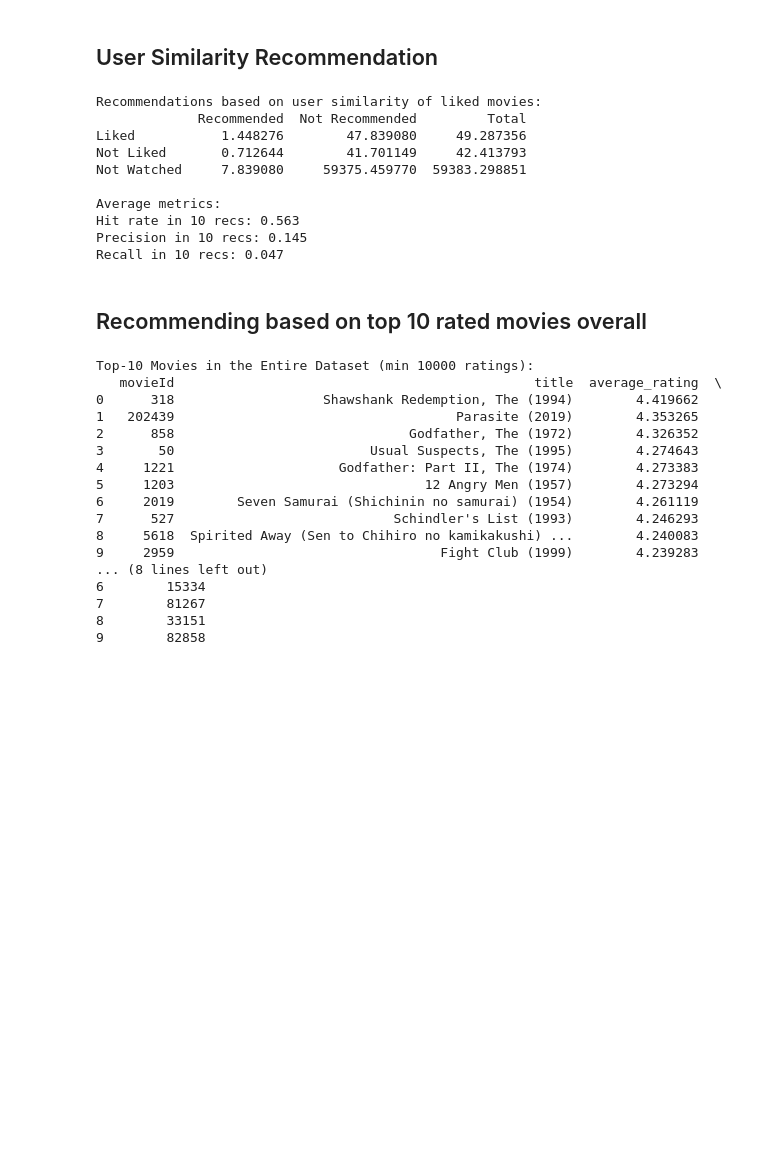
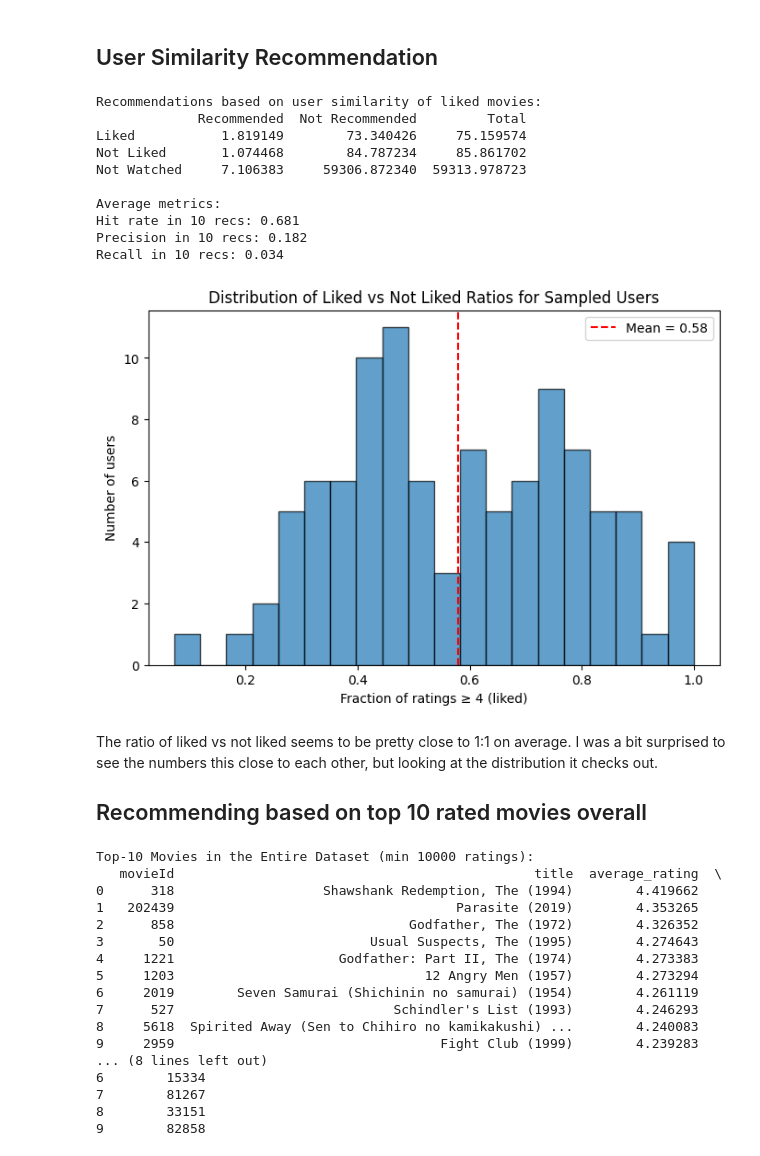
Before and after one commit to siemvo/Movie_Recs, a Jupyter notebook: Recommendation_Comparison.ipynb, the cells around one changed output. Cells and saved outputs as stored; diff of their text form; code cells hidden in the pictures; blank space fills up the shorter version.

Commit message:
Correction for recommendation

```diff
--- a/Recommendation_Comparison.ipynb
+++ b/Recommendation_Comparison.ipynb
@@ -137,7 +35,7 @@ import pandas as pd
 from sklearn.metrics.pairwise import cosine_similarity
 
 # Parameters
-min_ratings_per_user = 5  # minimum ratings so that top-4 exists
+min_ratings_per_user = 20  # minimum ratings per user
 sample_size = 100
 K = 10                     # number of recommendations
 liked_threshold = 4
@@ -150,7 +48,7 @@ liked_mask = filtered_data['rating'] >= liked_threshold
 liked_counts = filtered_data[liked_mask].groupby('userId').size()
 active_users = filtered_data.groupby('userId').size()
 active_users = active_users[(active_users >= min_ratings_per_user)].index
-users_with_5_liked = liked_counts[liked_counts >= top_n_input].index
+users_with_5_liked = liked_counts[liked_counts >= top_n_input + 1].index
 active_users = active_users.intersection(users_with_5_liked)
 
 # Random sample
@@ -310,7 +208,7 @@ for um in user_metrics:
 counts_df = pd.DataFrame(counts_per_user)
 average_counts = counts_df.mean()
 
-table = pd.DataFrame({
+table_usersim = pd.DataFrame({
     'Recommended': [
         average_counts['Recommended_Watched+Liked'],
         average_counts['Recommended_Watched+NotLiked'],
@@ -324,10 +222,10 @@ table = pd.DataFrame({
 }, index=['Liked', 'Not Liked', 'Not Watched'])
 
 # Add totals column
-table['Total'] = table['Recommended'] + table['Not Recommended']
+table_usersim['Total'] = table_usersim['Recommended'] + table_usersim['Not Recommended']
 
-print("Recommendations based on user similarity of liked movies:")
-print(table)
+print("Recommendations based on user similarity of liked movies in 100 users:")
+print(table_usersim)
 
 avg_hit_rate = np.mean(hit_rates)
 avg_precision = np.mean(precisions)
@@ -340,15 +238,45 @@ print(f"Recall in {K} recs: {avg_recall:.3f}")
 # %% [output]
 Recommendations based on user similarity of liked movies:
              Recommended  Not Recommended         Total
-Liked           1.448276        47.839080     49.287356
-Not Liked       0.712644        41.701149     42.413793
-Not Watched     7.839080     59375.459770  59383.298851
+Liked           1.819149        73.340426     75.159574
+Not Liked       1.074468        84.787234     85.861702
+Not Watched     7.106383     59306.872340  59313.978723
 
 Average metrics:
-Hit rate in 10 recs: 0.563
-Precision in 10 recs: 0.145
-Recall in 10 recs: 0.047
+Hit rate in 10 recs: 0.681
+Precision in 10 recs: 0.182
+Recall in 10 recs: 0.034
+# %%
+import matplotlib.pyplot as plt
+
+liked_threshold = 4
+
+# Count liked vs not liked for each sampled user
+user_ratios = []
+
+for uid in sampled_users:
+    user_data = filtered_data[filtered_data['userId'] == uid]
+    liked = (user_data['rating'] >= liked_threshold).sum()
+    not_liked = (user_data['rating'] < liked_threshold).sum()
+    total = liked + not_liked
+
+    if total > 0:
+        ratio = liked / total
+        user_ratios.append(ratio)
+
+# Plot histogram of ratios
+plt.figure(figsize=(8, 5))
+plt.hist(user_ratios, bins=20, edgecolor='black', alpha=0.7)
+plt.axvline(x=np.mean(user_ratios), color='red', linestyle='--', label=f"Mean = {np.mean(user_ratios):.2f}")
+plt.xlabel("Fraction of ratings ≥ 4 (liked)")
+plt.ylabel("Number of users")
+plt.title("Distribution of Liked vs Not Liked Ratios for Sampled Users")
+plt.legend()
+plt.show()
+# %% [output]
+[figure, added]
 # %% [markdown]
+The ratio of liked vs not liked seems to be pretty close to 1:1 on average. I was a bit surprised to see the numbers this close to each other, but looking at the distribution it checks out.
 ## Recommending based on top 10 rated movies overall
 # %%
 import pandas as pd
```
Also changed, not shown: parts of 8 cells of this notebook.
